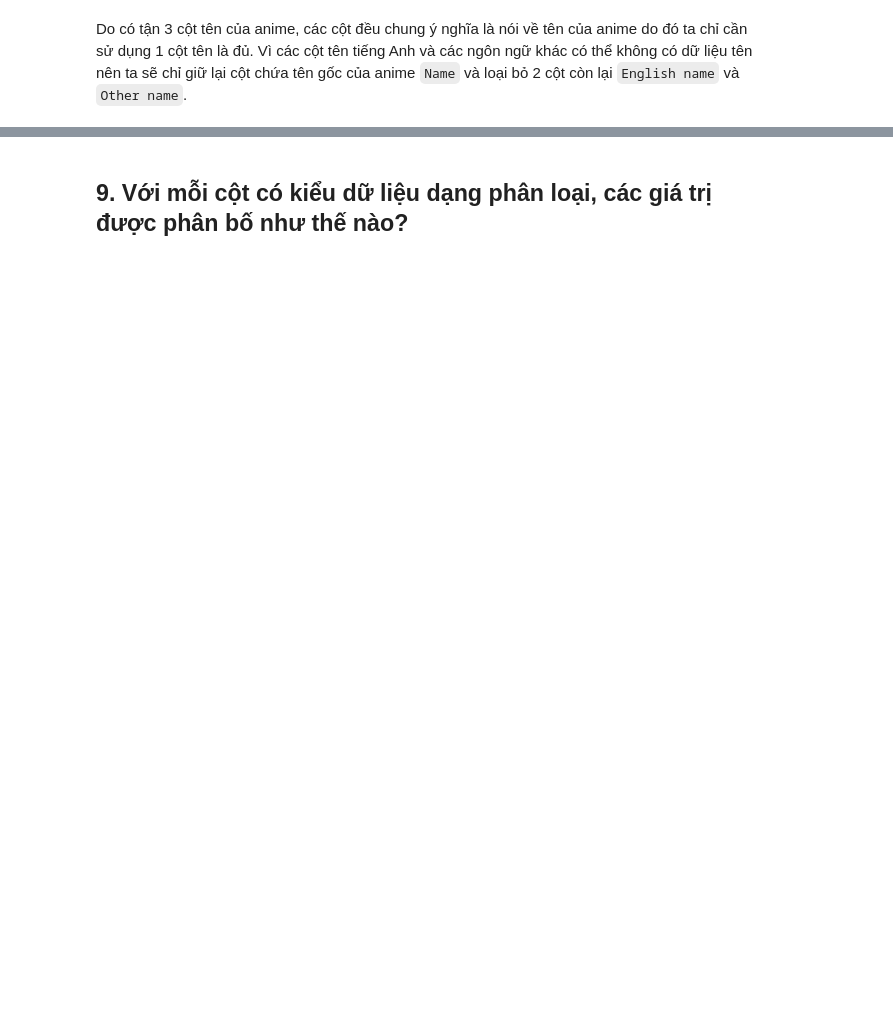
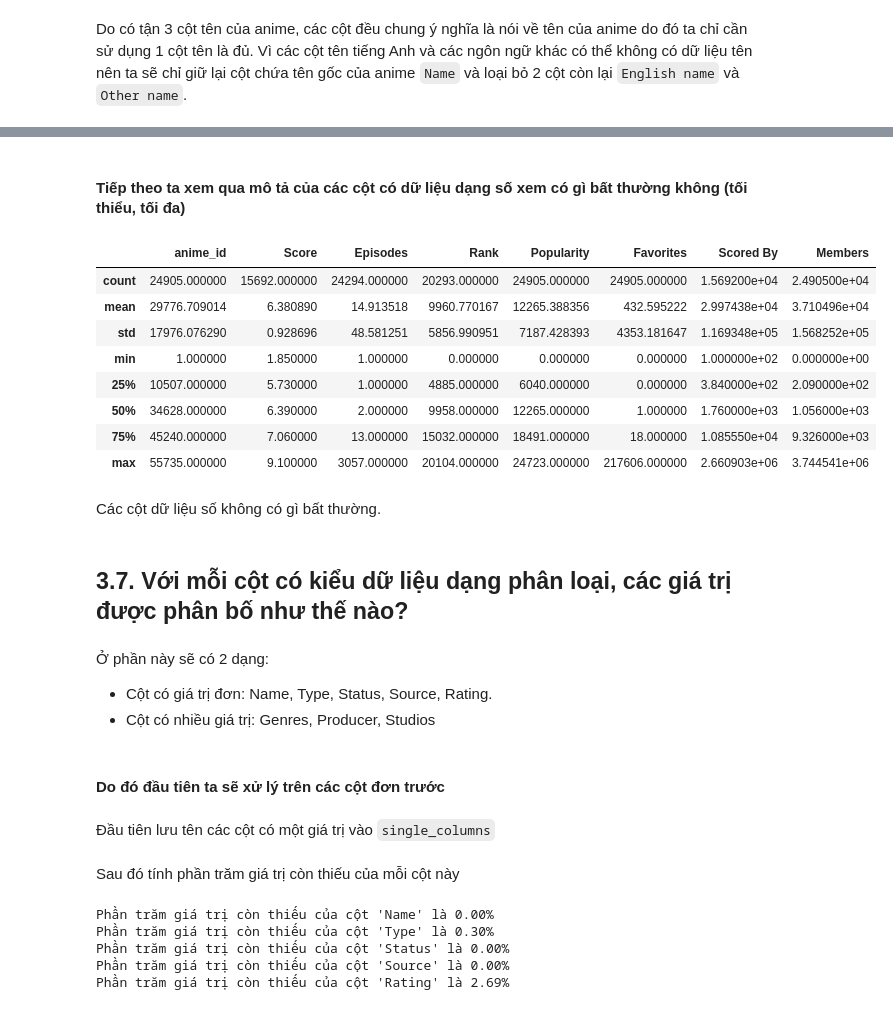
Before and after one commit to AnTuannn/FinalProject_LTKHDL_HKT, a Jupyter notebook: KhamPhaDuLieu.ipynb, the cells around one changed output, grey strips where cells are left out. Drawn from its saved outputs; the diff is of its cells as text; code cells hidden in the pictures; blank space fills up the shorter version.

```diff
--- a/KhamPhaDuLieu.ipynb
+++ b/KhamPhaDuLieu.ipynb
@@ -142,2 +135,2 @@ Ngoài ra cột dữ liệu `Image URL` cũng không mang nhiều giá trị nê
 # %%
-anime23_df.drop(['Image URL'], axis=1, inplace = True)
+anime23_df.drop(['Image URL', 'Synopsis'], axis=1, inplace = True)
@@ -143,0 +164,2 @@ anime23_df.drop(['Image URL'], axis=1, inplace = True)
+# %%
+anime23_df.drop(['Licensors', 'Premiered'], axis=1, inplace = True)
@@ -143,0 +170,2 @@ anime23_df.drop(['Image URL'], axis=1, inplace = True)
+# %%
+anime23_df.drop(['Aired', 'Duration'], axis=1, inplace = True)
@@ -195,0 +220,4 @@ dtype: int64
+# %%
+col_convert = ['Score', 'Episodes', 'Rank', 'Scored By']
+for col in col_convert:
+    anime23_df[col] = pd.to_numeric(anime23_df[col], errors='coerce')
@@ -198,2 +274,26 @@ dtype: int64
+# %% [markdown]
+#### Tiếp theo ta xem qua mô tả của các cột có dữ liệu dạng số xem có gì bất thường không (tối thiểu, tối đa)
+# %%
+anime23_df.describe()
+# %% [output]
+|  | anime_id | Score | Episodes | Rank | Popularity | Favorites | Scored By | Members |
+| count | 24905.000000 | 15692.000000 | 24294.000000 | 20293.000000 | 24905.000000 | 24905.000000 | 1.569200e+04 | 2.490500e+04 |
+| mean | 29776.709014 | 6.380890 | 14.913518 | 9960.770167 | 12265.388356 | 432.595222 | 2.997438e+04 | 3.710496e+04 |
+| std | 17976.076290 | 0.928696 | 48.581251 | 5856.990951 | 7187.428393 | 4353.181647 | 1.169348e+05 | 1.568252e+05 |
+| min | 1.000000 | 1.850000 | 1.000000 | 0.000000 | 0.000000 | 0.000000 | 1.000000e+02 | 0.000000e+00 |
+| 25% | 10507.000000 | 5.730000 | 1.000000 | 4885.000000 | 6040.000000 | 0.000000 | 3.840000e+02 | 2.090000e+02 |
+| 50% | 34628.000000 | 6.390000 | 2.000000 | 9958.000000 | 12265.000000 | 1.000000 | 1.760000e+03 | 1.056000e+03 |
+| 75% | 45240.000000 | 7.060000 | 13.000000 | 15032.000000 | 18491.000000 | 18.000000 | 1.085550e+04 | 9.326000e+03 |
+| max | 55735.000000 | 9.100000 | 3057.000000 | 20104.000000 | 24723.000000 | 217606.000000 | 2.660903e+06 | 3.744541e+06 |
+# %% [markdown]
+Các cột dữ liệu số không có gì bất thường.
 # %% [markdown]
-## 9. Với mỗi cột có kiểu dữ liệu dạng phân loại, các giá trị được phân bố như thế nào?
+## 3.7. Với mỗi cột có kiểu dữ liệu dạng phân loại, các giá trị được phân bố như thế nào?
+# %% [markdown]
+Ở phần này sẽ có 2 dạng:
+- Cột có giá trị đơn: Name, Type, Status, Source, Rating.
+- Cột có nhiều giá trị: Genres, Producer, Studios
+# %% [markdown]
+#### Do đó đầu tiên ta sẽ xử lý trên các cột đơn trước
+# %% [markdown]
+Đầu tiên lưu tên các cột có một giá trị vào `single_columns`
@@ -199,0 +302,13 @@ dtype: int64
+# %% [markdown]
+Sau đó tính phần trăm giá trị còn thiếu của mỗi cột này
+# %%
+for col in single_columns:
+    percentage_missing = (anime23_df[col] == 'UNKNOWN').mean() * 100
+    percentage_missing_dic[col] = percentage_missing
+    print(f'Phần trăm giá trị còn thiếu của cột \'{col}\' là {percentage_missing:.2f}%')
+# %% [output]
+Phần trăm giá trị còn thiếu của cột 'Name' là 0.00%
+Phần trăm giá trị còn thiếu của cột 'Type' là 0.30%
+Phần trăm giá trị còn thiếu của cột 'Status' là 0.00%
+Phần trăm giá trị còn thiếu của cột 'Source' là 0.00%
+Phần trăm giá trị còn thiếu của cột 'Rating' là 2.69%
```
Also changed, not shown: parts of 43 cells of this notebook, 1 other file.
